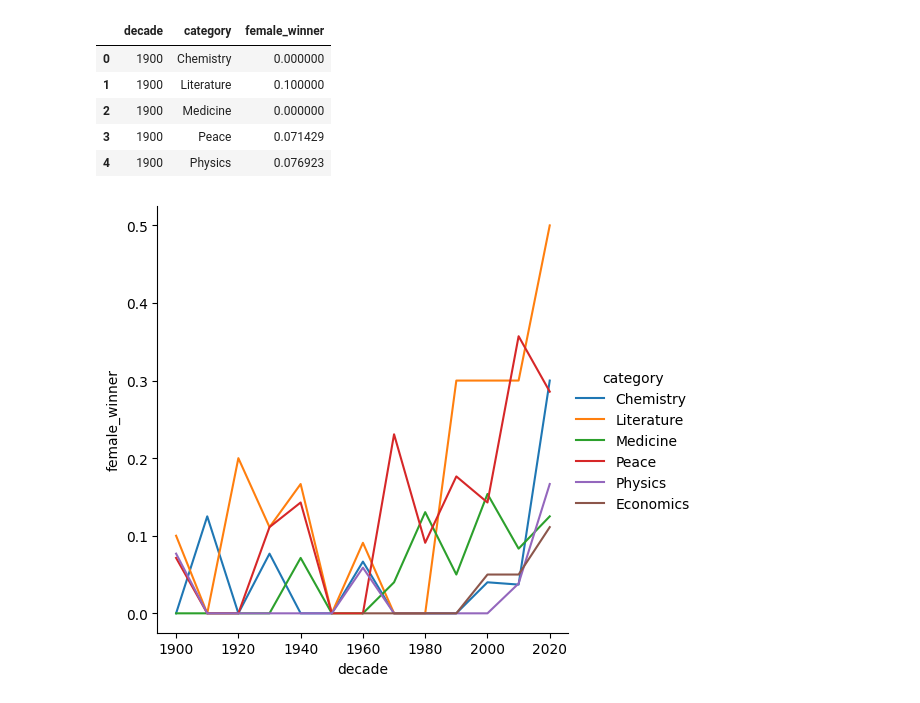
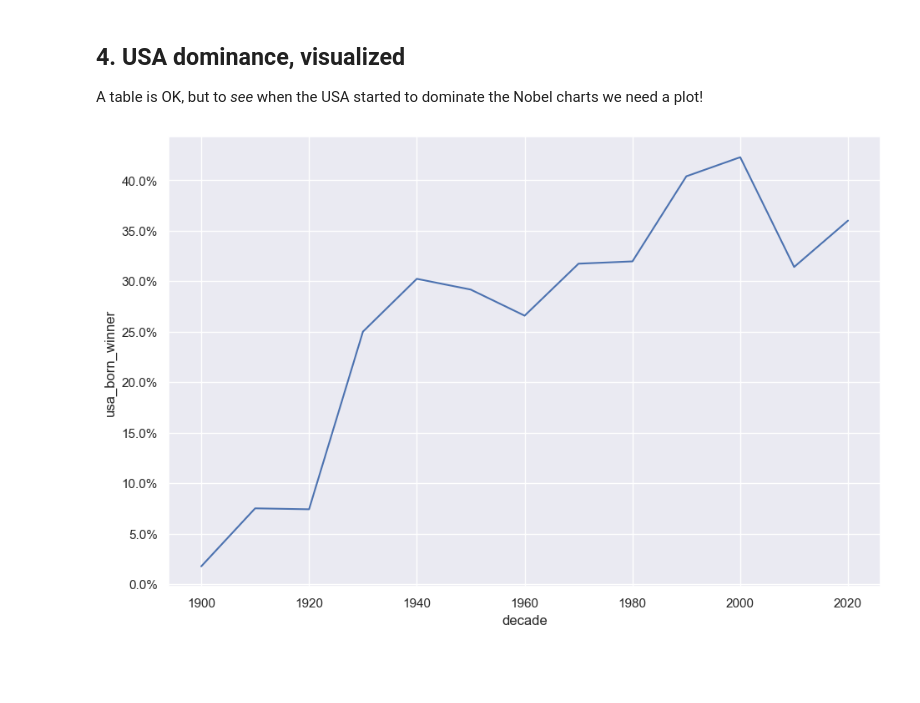
Before and after one commit to emrec21121/Portfolio, a Jupyter notebook: History of Nobel Prize Winners/History_of_Nobel_Prize_Winners.ipynb, the cells around one changed output. Drawn from its saved outputs; the diff is of its cells as text; code cells hidden in the pictures; blank space fills up the shorter version.

```diff
--- a/History of Nobel Prize Winners/History_of_Nobel_Prize_Winners.ipynb
+++ b/History of Nobel Prize Winners/History_of_Nobel_Prize_Winners.ipynb
@@ -46,17 +84,18 @@ ax1 = sns.relplot(x='decade', y='usa_born_winner', data=prop_usa_winners, kind="
-# %%
-# Calculating the proportion of female laureates per decade
-nobel['female_winner'] = nobel['sex'] == 'Female'
-prop_female_winners = nobel.groupby(['decade', 'category'], as_index=False)['female_winner'].mean()
-prop_female_winners.head()
-# %% [output]
-|  | decade | category | female_winner |
-| 0 | 1900 | Chemistry | 0.000000 |
-| 1 | 1900 | Literature | 0.100000 |
-| 2 | 1900 | Medicine | 0.000000 |
-| 3 | 1900 | Peace | 0.071429 |
-| 4 | 1900 | Physics | 0.076923 |
-# %%
-# Plotting female winners with % winners on the y-axis
-ax2 = sns.relplot(x='decade', y='female_winner', hue='category', data=prop_female_winners, kind="line")
-# %% [output]
-[figure, removed]
+# %% [markdown]
+## 4. USA dominance, visualized
+<p>A table is OK, but to <em>see</em> when the USA started to dominate the Nobel charts we need a plot!</p>
+# %%
+# Setting the plotting theme
+sns.set()
+# and setting the size of all plots.
+import matplotlib.pyplot as plt
+plt.rcParams['figure.figsize'] = [11, 7]
+
+# Plotting USA born winners
+ax = sns.lineplot(x=prop_usa_winners.decade, y=prop_usa_winners.usa_born_winner)
+
+# Adding %-formatting to the y-axis
+from matplotlib.ticker import PercentFormatter
+ax.yaxis.set_major_formatter(PercentFormatter(1.0))
+# %% [output]
+[figure, added]
```
Also changed, not shown: parts of 22 cells of this notebook.
